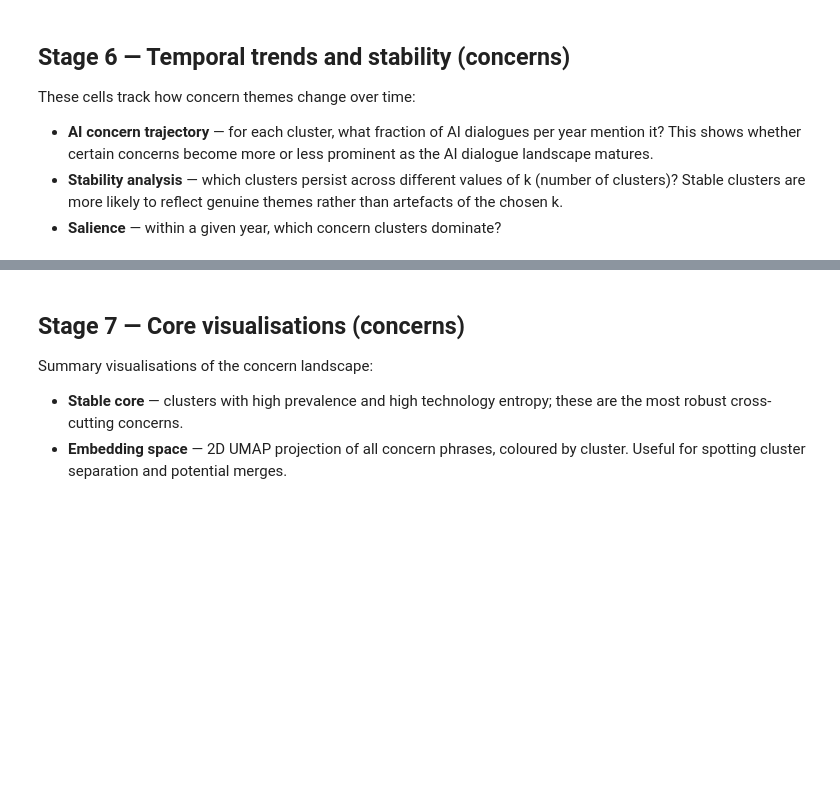
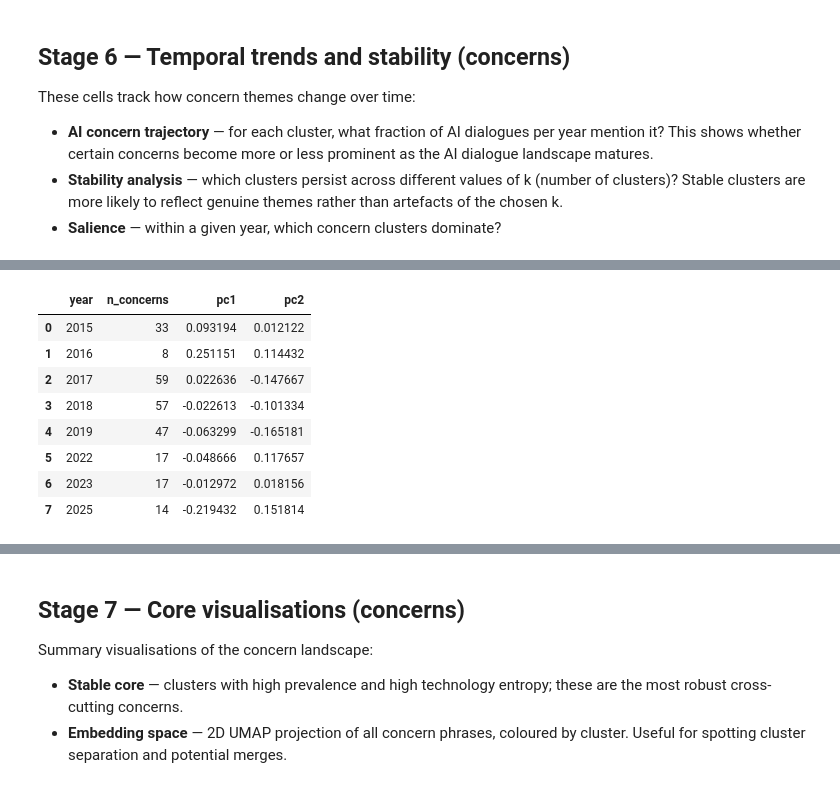
Before and after one commit to mlatcl/pub-dialogue, a Jupyter notebook: public_dialogue_analyser_v12b_4.ipynb, the cells around one changed output, grey strips where cells are left out. Drawn from its saved outputs; the diff is of its cells as text; code cells hidden in the pictures; blank space fills up the shorter version.

```diff
--- a/public_dialogue_analyser_v12b_4.ipynb
+++ b/public_dialogue_analyser_v12b_4.ipynb
@@ -1302,0 +1746,78 @@ These cells track how concern themes change over time:
+# %%
+# @title Build AI concern trajectory over time
+
+from sklearn.decomposition import PCA
+import numpy as np
+import pandas as pd
+
+show_status("Building AI concern trajectory...")
+
+# Check required inputs
+required = ["concerns_df", "concern_embeddings"]
+
+missing = [name for name in required if name not in globals()]
+if missing:
+    raise NameError(f"Missing required variables: {missing}")
+
+# Make sure embeddings align with concerns_df rows
+embeddings = np.array(concern_embeddings)
+
+if len(embeddings) != len(concerns_df):
+    raise ValueError(
+        f"concern_embeddings has {len(embeddings)} rows, "
+        f"but concerns_df has {len(concerns_df)} rows. "
+        "These must align before building a trajectory."
+    )
+
+# Filter to AI concerns with usable years
+ai_mask = (
+    concerns_df["technology"].astype(str).str.upper().eq("AI")
+    & concerns_df["year"].notna()
+)
+
+ai_df = concerns_df.loc[ai_mask].copy()
+ai_embeddings = embeddings[ai_mask.to_numpy()]
+
+if len(ai_df) == 0:
+    raise ValueError("No AI concerns with valid years found.")
+
+# Compute yearly centroid in concern-embedding space
+year_rows = []
+
+for year in sorted(ai_df["year"].unique()):
+    year_mask = ai_df["year"].eq(year).to_numpy()
+    year_embeddings = ai_embeddings[year_mask]
+
+    if len(year_embeddings) == 0:
+        continue
+
+    centroid = year_embeddings.mean(axis=0)
+
+    year_rows.append({
+        "year": int(year),
+        "n_concerns": int(len(year_embeddings)),
+        "centroid": centroid
+    })
+
+if len(year_rows) < 2:
+    raise ValueError("Need at least two AI years to build a trajectory.")
+
+centroids = np.vstack([row["centroid"] for row in year_rows])
+
+# Project yearly centroids into 2D
+pca = PCA(n_components=2)
+coords = pca.fit_transform(centroids)
+
+traj = pd.DataFrame({
+    "year": [row["year"] for row in year_rows],
+    "n_concerns": [row["n_concerns"] for row in year_rows],
+    "pc1": coords[:, 0],
+    "pc2": coords[:, 1],
+})
+
+traj.to_csv(OUTPUT_FOLDER / "ai_concern_trajectory.csv", index=False)
+
+show_complete(f"Built AI concern trajectory for {len(traj)} years")
+
+traj
+# %% [output]
@@ -1303,3 +1826,12 @@ These cells track how concern themes change over time:
+|  | year | n_concerns | pc1 | pc2 |
+| 0 | 2015 | 33 | 0.093194 | 0.012122 |
+| 1 | 2016 | 8 | 0.251151 | 0.114432 |
+| 2 | 2017 | 59 | 0.022636 | -0.147667 |
+| 3 | 2018 | 57 | -0.022613 | -0.101334 |
+| 4 | 2019 | 47 | -0.063299 | -0.165181 |
+| 5 | 2022 | 17 | -0.048666 | 0.117657 |
+| 6 | 2023 | 17 | -0.012972 | 0.018156 |
+| 7 | 2025 | 14 | -0.219432 | 0.151814 |
 # %%
 # @title Visualise AI concern trajectory over time
 
```
Also changed, not shown: parts of 42 cells of this notebook.
